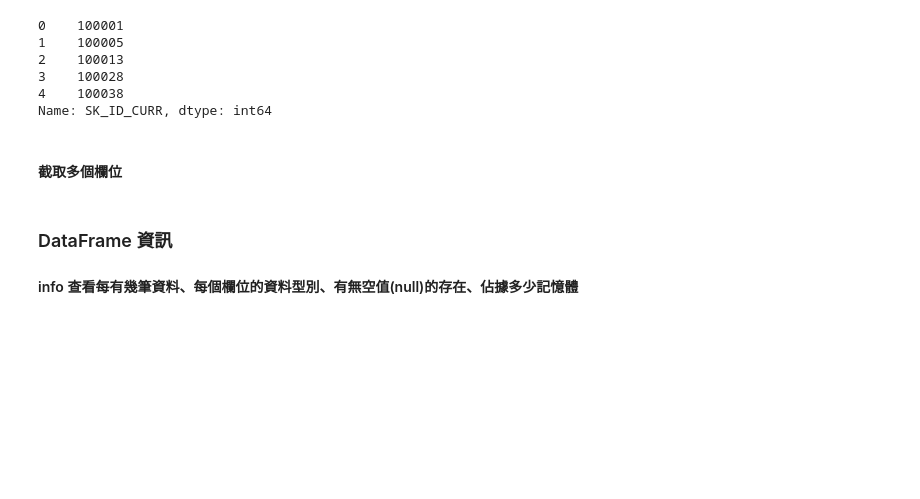
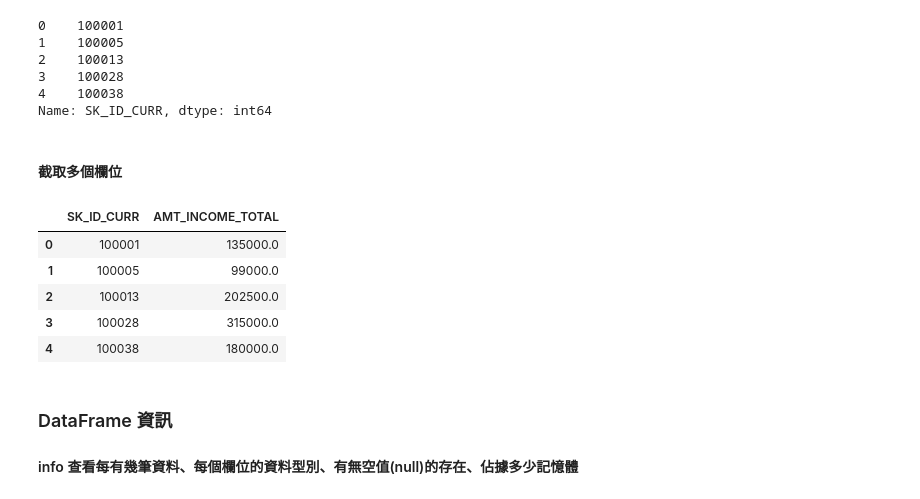
Before and after one commit to u0624807/ML-100-Days, a Jupyter notebook: homework/Day_002_HW.ipynb, the cells around one changed output. Drawn from its saved outputs; the diff is of its cells as text; code cells hidden in the pictures; blank space fills up the shorter version.

```diff
--- a/homework/Day_002_HW.ipynb
+++ b/homework/Day_002_HW.ipynb
@@ -65,7 +65,14 @@ Name: SK_ID_CURR, dtype: int64
 # %% [markdown]
 #### 截取多個欄位
 # %%
-app_test[['SK_ID_CURR'].head(5)
+app_test[['SK_ID_CURR','AMT_INCOME_TOTAL']].head(5)
+# %% [output]
+|  | SK_ID_CURR | AMT_INCOME_TOTAL |
+| 0 | 100001 | 135000.0 |
+| 1 | 100005 | 99000.0 |
+| 2 | 100013 | 202500.0 |
+| 3 | 100028 | 315000.0 |
+| 4 | 100038 | 180000.0 |
 # %% [markdown]
 ### DataFrame 資訊
 #### info 查看每有幾筆資料、每個欄位的資料型別、有無空值(null)的存在、佔據多少記憶體
```
Also changed, not shown: parts of 1 cell of this notebook.
